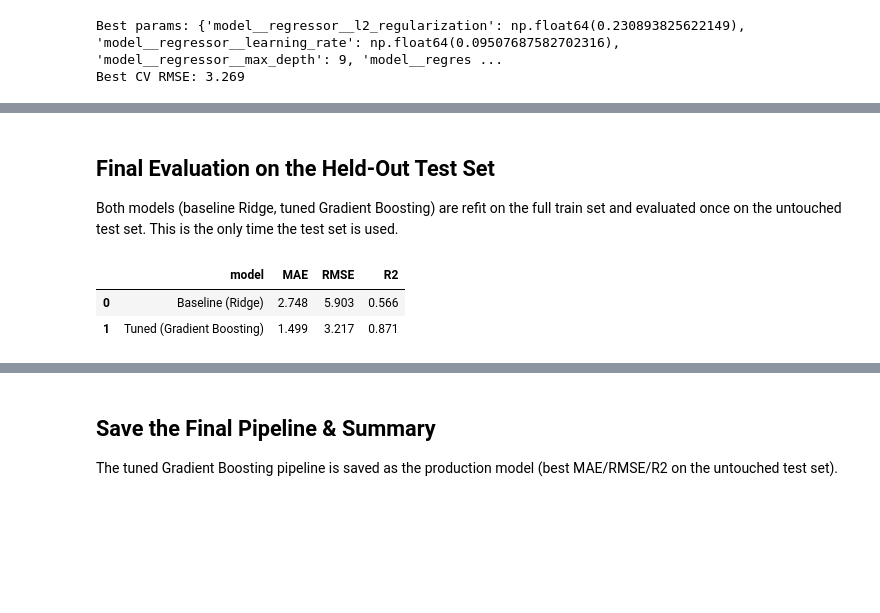
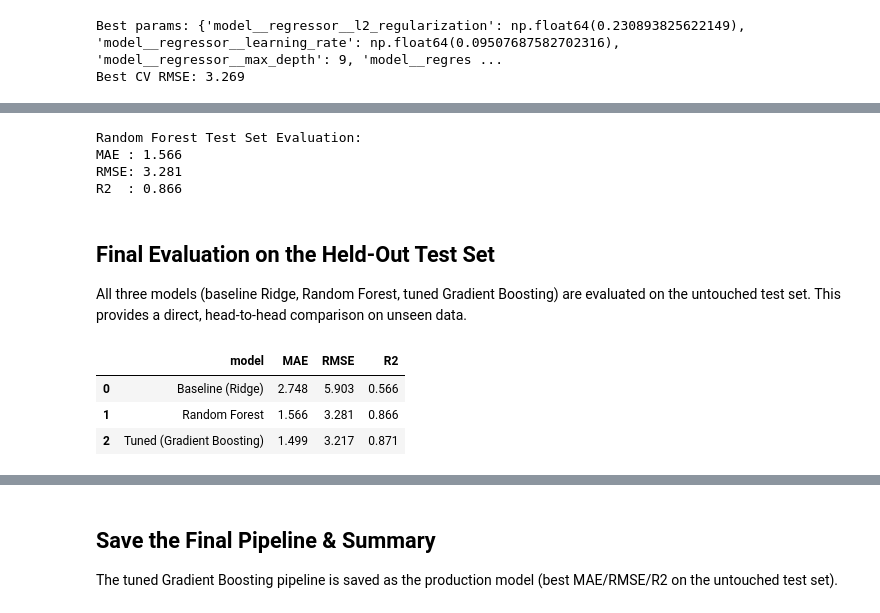
Before and after one commit to mahmoud375/uber-fare-prediction, a Jupyter notebook: notebooks/3_Preprocessing_and_Modeling.ipynb, the cells around one changed output, grey strips where cells are left out. Cells and saved outputs as stored; diff of their text form; code cells hidden in the pictures; blank space fills up the shorter version.

```diff
--- a/notebooks/3_Preprocessing_and_Modeling.ipynb
+++ b/notebooks/3_Preprocessing_and_Modeling.ipynb
@@ -434,26 +438,61 @@ Best CV RMSE: 3.269
+# %%
+# Third Model for Comparison — Random Forest Regressor
+from sklearn.ensemble import RandomForestRegressor
+
+rf_pipeline = Pipeline([
+    ("prep", preprocessor),
+    ("model", TransformedTargetRegressor(
+        regressor=RandomForestRegressor(n_estimators=100, random_state=42, n_jobs=-1),
+        func=np.log1p, inverse_func=np.expm1,
+    )),
+])
+
+rf_pipeline.fit(X_train, y_train_c)
+
+rf_pred = rf_pipeline.predict(X_test)
+rf_mae = mean_absolute_error(y_test_c, rf_pred)
+rf_rmse = mean_squared_error(y_test_c, rf_pred) ** 0.5
+rf_r2 = r2_score(y_test_c, rf_pred)
+
+print("Random Forest Test Set Evaluation:")
+print(f"MAE : {rf_mae:.3f}")
+print(f"RMSE: {rf_rmse:.3f}")
+print(f"R2  : {rf_r2:.3f}")
+# %% [output]
+Random Forest Test Set Evaluation:
+MAE : 1.566
+RMSE: 3.281
+R2  : 0.866
 # %% [markdown]
 ## Final Evaluation on the Held-Out Test Set
-Both models (baseline Ridge, tuned Gradient Boosting) are refit on the full train set and evaluated once on the untouched test set. This is the only time the test set is used.
+All three models (baseline Ridge, Random Forest, tuned Gradient Boosting) are evaluated on the untouched test set. This provides a direct, head-to-head comparison on unseen data.
 # %%
-#Fit both final models on the full train set, evaluate once on the test set
+# Fit final models and evaluate all three on the untouched test set
 from sklearn.metrics import mean_absolute_error, mean_squared_error, r2_score
 
 base_pipeline.fit(X_train, y_train_c)
 best_gb_pipeline = search.best_estimator_  # already refit on full X_train by RandomizedSearchCV (refit=True default)
 
+models = [
+    ("Baseline (Ridge)", base_pipeline),
+    ("Random Forest", rf_pipeline),
+    ("Tuned (Gradient Boosting)", best_gb_pipeline),
+]
+
 results = []
-for name, pipe in [("Baseline (Ridge)", base_pipeline), ("Tuned (Gradient Boosting)", best_gb_pipeline)]:
+for name, pipe in models:
     pred = pipe.predict(X_test)
     results.append({
         "model": name,
         "MAE": mean_absolute_error(y_test_c, pred),
         "RMSE": mean_squared_error(y_test_c, pred) ** 0.5,
         "R2": r2_score(y_test_c, pred),
     })
 
 results_df = pd.DataFrame(results).round(3)
 results_df
 # %% [output]
 |  | model | MAE | RMSE | R2 |
 | 0 | Baseline (Ridge) | 2.748 | 5.903 | 0.566 |
-| 1 | Tuned (Gradient Boosting) | 1.499 | 3.217 | 0.871 |
+| 1 | Random Forest | 1.566 | 3.281 | 0.866 |
+| 2 | Tuned (Gradient Boosting) | 1.499 | 3.217 | 0.871 |
```
Also changed, not shown: parts of 3 cells of this notebook, 7 other files.
